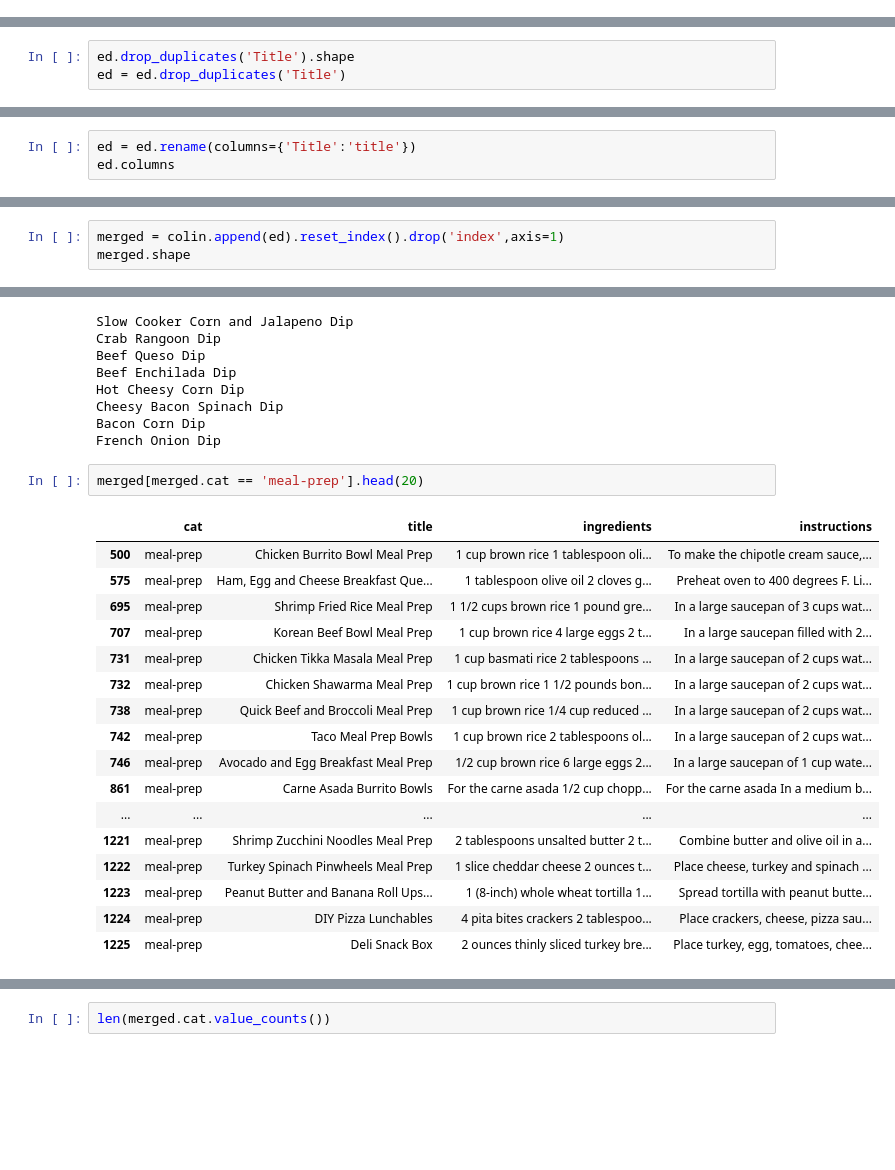
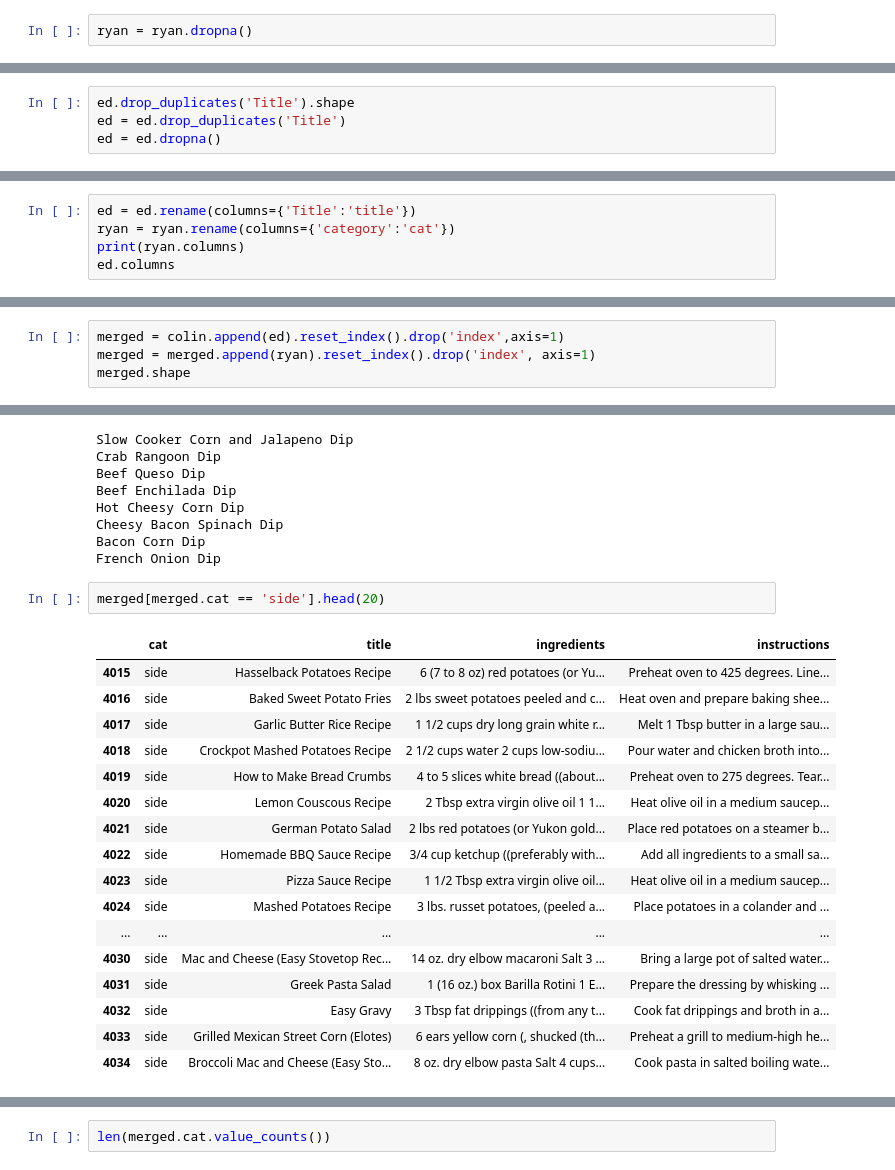
Before and after one commit to rpindale/Recipes, a Jupyter notebook: Model (1).ipynb, the cells around one changed output, grey strips where cells are left out. Cells and saved outputs as stored; diff of their text form; blank space fills up the shorter version.

```diff
--- a/Model (1).ipynb
+++ b/Model (1).ipynb
@@ -16,3 +34,5 @@ colin.head()
+# %%
+ryan = ryan.dropna()
 # %%
 # no duplicates
 colin.drop_duplicates('title').shape
@@ -33,6 +53,7 @@ ed.head()
 # %%
 ed.drop_duplicates('Title').shape
 ed = ed.drop_duplicates('Title')
+ed = ed.dropna()
 # %%
 ed.shape
 # %% [output]
@@ -48,4 +73,6 @@ Index(['cat', 'Title', 'instructions', 'ingredients'], dtype='object')
 # %%
 ed = ed.rename(columns={'Title':'title'})
+ryan = ryan.rename(columns={'category':'cat'})
+print(ryan.columns)
 ed.columns
 # %% [output]
@@ -53,4 +81,5 @@ Index(['cat', 'title', 'instructions', 'ingredients'], dtype='object')
 # %%
 merged = colin.append(ed).reset_index().drop('index',axis=1)
+merged = merged.append(ryan).reset_index().drop('index', axis=1)
 merged.shape
 # %% [output]
@@ -81,25 +110,25 @@ Cheesy Bacon Spinach Dip
 Bacon Corn Dip
 French Onion Dip
 # %%
-merged[merged.cat == 'meal-prep'].head(20)
+merged[merged.cat == 'side'].head(20)
 # %% [output]
 |  | cat | title | ingredients | instructions |
-| 500 | meal-prep | Chicken Burrito Bowl Meal Prep | 1 cup brown rice 1 tablespoon oli... | To make the chipotle cream sauce,... |
-| 575 | meal-prep | Ham, Egg and Cheese Breakfast Que... | 1 tablespoon olive oil 2 cloves g... | Preheat oven to 400 degrees F. Li... |
-| 695 | meal-prep | Shrimp Fried Rice Meal Prep | 1 1/2 cups brown rice 1 pound gre... | In a large saucepan of 3 cups wat... |
-| 707 | meal-prep | Korean Beef Bowl Meal Prep | 1 cup brown rice 4 large eggs 2 t... | In a large saucepan filled with 2... |
-| 731 | meal-prep | Chicken Tikka Masala Meal Prep | 1 cup basmati rice 2 tablespoons ... | In a large saucepan of 2 cups wat... |
-| 732 | meal-prep | Chicken Shawarma Meal Prep | 1 cup brown rice 1 1/2 pounds bon... | In a large saucepan of 2 cups wat... |
-| 738 | meal-prep | Quick Beef and Broccoli Meal Prep | 1 cup brown rice 1/4 cup reduced ... | In a large saucepan of 2 cups wat... |
-| 742 | meal-prep | Taco Meal Prep Bowls | 1 cup brown rice 2 tablespoons ol... | In a large saucepan of 2 cups wat... |
-| 746 | meal-prep | Avocado and Egg Breakfast Meal Prep | 1/2 cup brown rice 6 large eggs 2... | In a large saucepan of 1 cup wate... |
-| 861 | meal-prep | Carne Asada Burrito Bowls | For the carne asada 1/2 cup chopp... | For the carne asada In a medium b... |
+| 4015 | side | Hasselback Potatoes Recipe | 6 (7 to 8 oz) red potatoes (or Yu... | Preheat oven to 425 degrees. Line... |
+| 4016 | side | Baked Sweet Potato Fries | 2 lbs sweet potatoes peeled and c... | Heat oven and prepare baking shee... |
+| 4017 | side | Garlic Butter Rice Recipe | 1 1/2 cups dry long grain white r... | Melt 1 Tbsp butter in a large sau... |
+| 4018 | side | Crockpot Mashed Potatoes Recipe | 2 1/2 cups water 2 cups low-sodiu... | Pour water and chicken broth into... |
+| 4019 | side | How to Make Bread Crumbs | 4 to 5 slices white bread ((about... | Preheat oven to 275 degrees. Tear... |
+| 4020 | side | Lemon Couscous Recipe | 2 Tbsp extra virgin olive oil 1 1... | Heat olive oil in a medium saucep... |
+| 4021 | side | German Potato Salad | 2 lbs red potatoes (or Yukon gold... | Place red potatoes on a steamer b... |
+| 4022 | side | Homemade BBQ Sauce Recipe | 3/4 cup ketchup ((preferably with... | Add all ingredients to a small sa... |
+| 4023 | side | Pizza Sauce Recipe | 1 1/2 Tbsp extra virgin olive oil... | Heat olive oil in a medium saucep... |
+| 4024 | side | Mashed Potatoes Recipe | 3 lbs. russet potatoes, (peeled a... | Place potatoes in a colander and ... |
 | ... | ... | ... | ... | ... |
-| 1221 | meal-prep | Shrimp Zucchini Noodles Meal Prep | 2 tablespoons unsalted butter 2 t... | Combine butter and olive oil in a... |
-| 1222 | meal-prep | Turkey Spinach Pinwheels Meal Prep | 1 slice cheddar cheese 2 ounces t... | Place cheese, turkey and spinach ... |
-| 1223 | meal-prep | Peanut Butter and Banana Roll Ups... | 1 (8-inch) whole wheat tortilla 1... | Spread tortilla with peanut butte... |
-| 1224 | meal-prep | DIY Pizza Lunchables | 4 pita bites crackers 2 tablespoo... | Place crackers, cheese, pizza sau... |
-| 1225 | meal-prep | Deli Snack Box | 2 ounces thinly sliced turkey bre... | Place turkey, egg, tomatoes, chee... |
+| 4030 | side | Mac and Cheese (Easy Stovetop Rec... | 14 oz. dry elbow macaroni Salt 3 ... | Bring a large pot of salted water... |
+| 4031 | side | Greek Pasta Salad | 1 (16 oz.) box Barilla Rotini 1 E... | Prepare the dressing by whisking ... |
+| 4032 | side | Easy Gravy | 3 Tbsp fat drippings ((from any t... | Cook fat drippings and broth in a... |
+| 4033 | side | Grilled Mexican Street Corn (Elotes) | 6 ears yellow corn (, shucked (th... | Preheat a grill to medium-high he... |
+| 4034 | side | Broccoli Mac and Cheese (Easy Sto... | 8 oz. dry elbow pasta Salt 4 cups... | Cook pasta in salted boiling wate... |
 # %%
 merged.cat.value_counts()
 # %% [output]
```
Also changed, not shown: parts of 17 cells of this notebook.
